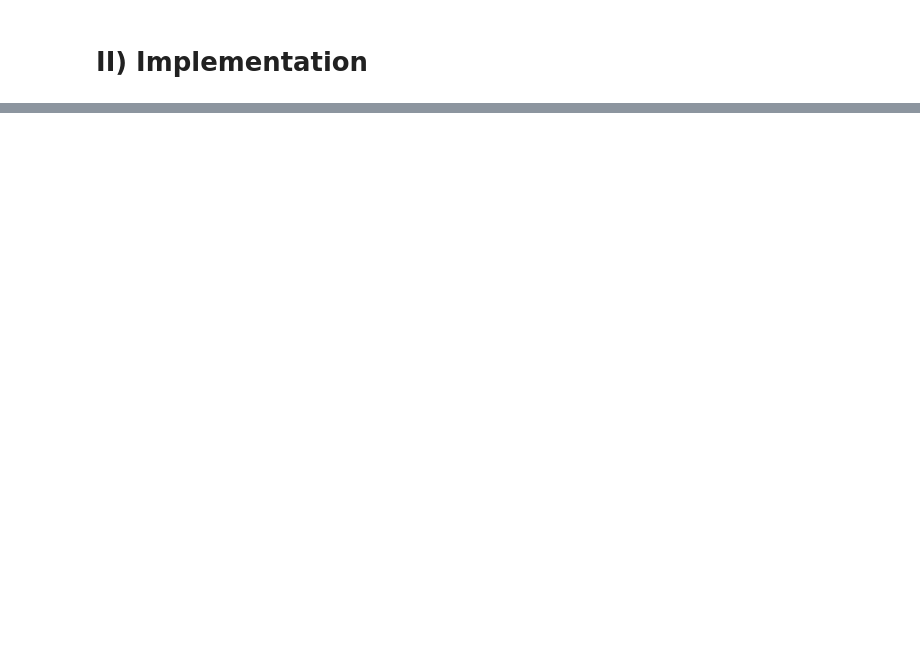
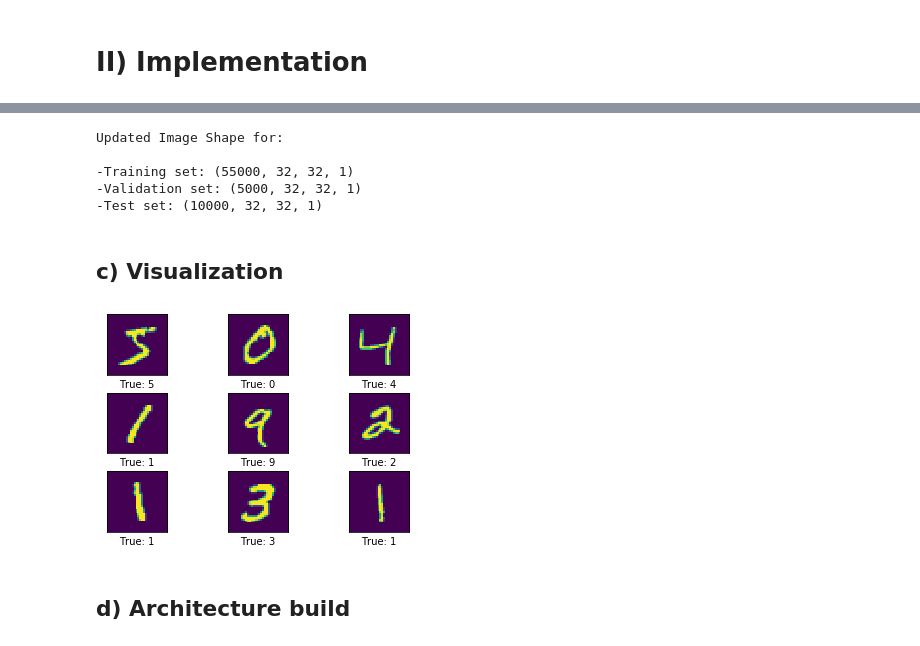
Before and after one commit to 3outeille/Research-Paper-Summary, a Jupyter notebook: src/architecture/lenet-5/tensorflow_2/lenet_5_tf2.ipynb, the cells around one changed output, grey strips where cells are left out. Saved outputs shown, nothing was run; the diff lists cells and outputs as text; code cells hidden in the pictures; blank space fills up the shorter version.

```diff
--- a/src/architecture/lenet-5/tensorflow_2/lenet_5_tf2.ipynb
+++ b/src/architecture/lenet-5/tensorflow_2/lenet_5_tf2.ipynb
@@ -44,0 +68,59 @@ ImportError: No module named tensorflow
+# %%
+# Pad images with 0s
+X_train = np.pad(X_train, ((0,0),(2,2),(2,2),(0,0)), 'constant')
+X_val = np.pad(X_val, ((0,0),(2,2),(2,2),(0,0)), 'constant')
+X_test = np.pad(X_test, ((0,0),(2,2),(2,2),(0,0)), 'constant')
+
+print("Updated Image Shape for: ", end='\n\n')
+print("-Training set: {}".format(X_train.shape))
+print("-Validation set: {}".format(X_val.shape))
+print("-Test set: {}".format(X_test.shape))
+# %% [output]
+Updated Image Shape for:
+
+-Training set: (55000, 32, 32, 1)
+-Validation set: (5000, 32, 32, 1)
+-Test set: (10000, 32, 32, 1)
+# %%
+# Normalization.
+X_train, X_val, X_test = X_train/float(255), X_val/float(255), X_test/float(255)
+X_train -= np.mean(X_train)
+X_val -= np.mean(X_val)
+X_test -= np.mean(X_test)
+# %% [markdown]
+## c) Visualization
+# %%
+def plot_example(X, y, y_pred=None):
+    """
+        Plots 9 examples and their associate labels.
+
+        Parameters:
+        -X: Training examples.
+        -y: true labels.
+        -y_pred: predicted labels.
+    """
+    # Create figure with 3 x 3 sub-plots.
+    fig, axes = plt.subplots(3, 3)
+    fig.subplots_adjust(hspace=0.3, wspace=0.3)
+
+    X, y = X[:9, ..., 0], y[:9]
+
+    for i, ax in enumerate(axes.flat):
+        # Plot image.
+        ax.imshow(X[i])
+
+        # Show true and predicted classes.
+        if y_pred is None:
+            xlabel = "True: {0}".format(y[i])
+        else:
+            xlabel = "True: {0}, Pred: {1}".format(y[i], y_pred[i])
+
+        # Show the classes as the label on the x-axis.
+        ax.set_xlabel(xlabel)
+
+        # Remove ticks from the plot.
+        ax.set_xticks([])
+        ax.set_yticks([])
+
+    # Ensure the plot is shown correctly with multiple plots in a single Notebook cell.
+    plt.show()
@@ -44,0 +146,6 @@ ImportError: No module named tensorflow
+# %%
+plot_example(X_train, y_train)
+# %% [output]
+[figure, added]
+# %% [markdown]
+## d) Architecture build
```
Also changed, not shown: parts of 20 cells of this notebook, 6 other files.
